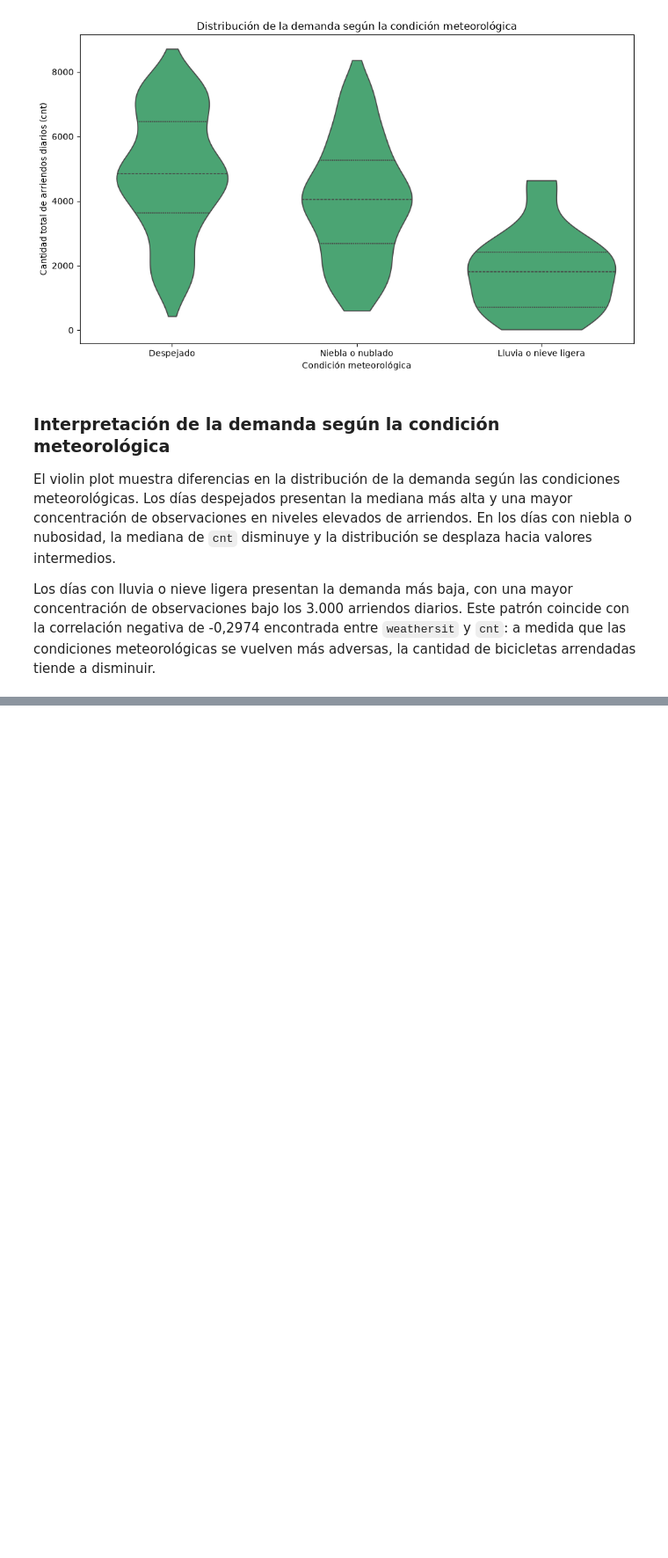
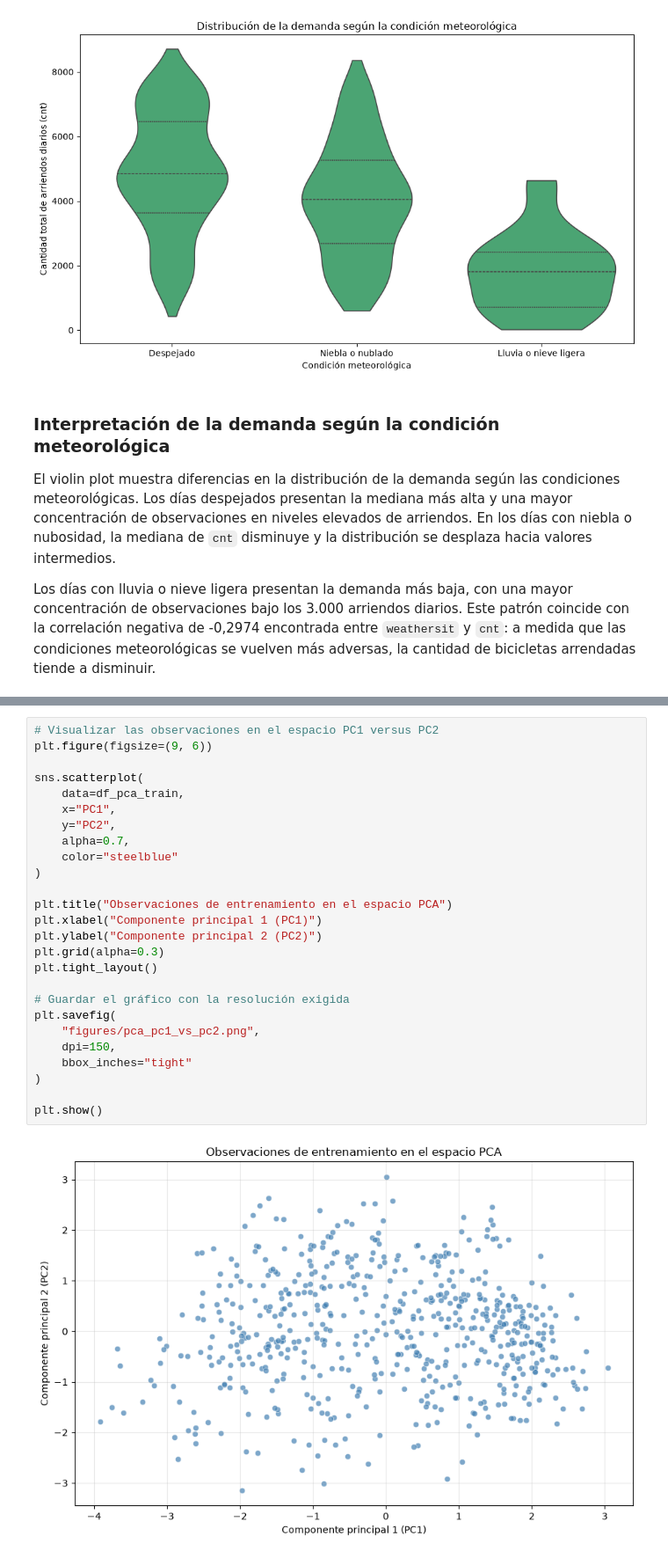
Before and after one commit to frachavez1990-prog/ML1_ExamenAplicado_Chavez_Francisco, a Jupyter notebook: examen_bike_sharing.ipynb, the cells around one changed output, grey strips where cells are left out. Shown at 88% size. Cells and saved outputs as stored; diff of their text form; blank space fills up the shorter version.

```diff
--- a/examen_bike_sharing.ipynb
+++ b/examen_bike_sharing.ipynb
@@ -479,0 +783,28 @@ Los días con lluvia o nieve ligera presentan la demanda más baja, con una mayo
+# %%
+# Visualizar las observaciones en el espacio PC1 versus PC2
+plt.figure(figsize=(9, 6))
+
+sns.scatterplot(
+    data=df_pca_train,
+    x="PC1",
+    y="PC2",
+    alpha=0.7,
+    color="steelblue"
+)
+
+plt.title("Observaciones de entrenamiento en el espacio PCA")
+plt.xlabel("Componente principal 1 (PC1)")
+plt.ylabel("Componente principal 2 (PC2)")
+plt.grid(alpha=0.3)
+plt.tight_layout()
+
+# Guardar el gráfico con la resolución exigida
+plt.savefig(
+    "figures/pca_pc1_vs_pc2.png",
+    dpi=150,
+    bbox_inches="tight"
+)
+
+plt.show()
+# %% [output]
+[figure, added]
```
Also changed, not shown: parts of 41 cells of this notebook, 7 other files.
